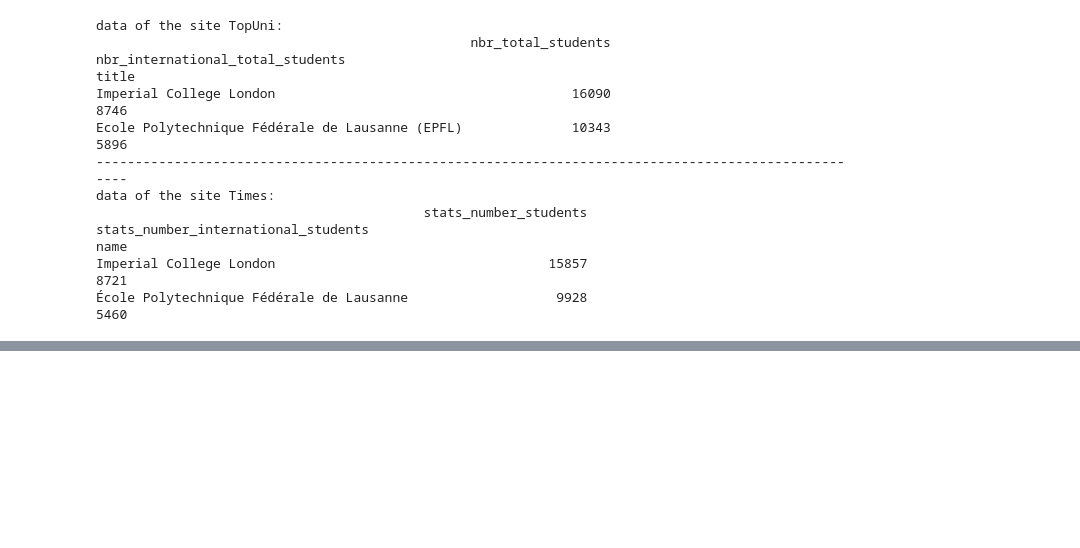
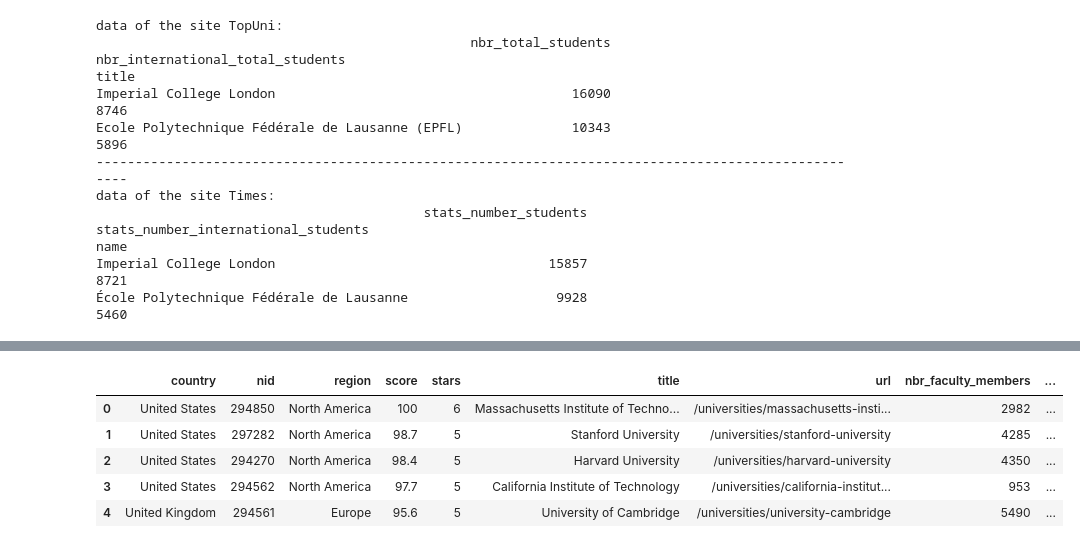
Before and after one commit to NicoBrun/ada2017, a Jupyter notebook: 02 - Data from the Web/Homework 2.ipynb, the cells around one changed output, grey strips where cells are left out. Cells and saved outputs as stored; diff of their text form; code cells hidden in the pictures; blank space fills up the shorter version.

```diff
--- a/02 - Data from the Web/Homework 2.ipynb
+++ b/02 - Data from the Web/Homework 2.ipynb
@@ -396,0 +466,19 @@ pass
+# %%
+# we want the ratios we computed previously to open more possibilities in the correlation question
+cleared_TopUni200['ratio_international_students'] = filteredDataFrame1['ratio_international_students']
+cleared_TopUni200['ratio_faculty_per_student'] = filteredDataFrame1['ratio_faculty_per_student']
+
+# now we clear the title and rank in terms of undesired signs and symbols
+cleared_TopUni200['title'] = [remove_accents(remove_sigles(s)) for s in cleared_TopUni200['title']]
+# here we take the opportunity to rename the rank_display
+cleared_TopUni200['rank'] = [correct_rank(k) for k in cleared_TopUni200['rank_display']]
+final_TopUni200 = cleared_TopUni200.drop('rank_display',1)
+
+final_TopUni200.head()
+# %% [output]
+|  | country | nid | region | score | stars | title | url | nbr_faculty_members | ... |
+| 0 | United States | 294850 | North America | 100 | 6 | Massachusetts Institute of Techno... | /universities/massachusetts-insti... | 2982 | ... |
+| 1 | United States | 297282 | North America | 98.7 | 5 | Stanford University | /universities/stanford-university | 4285 | ... |
+| 2 | United States | 294270 | North America | 98.4 | 5 | Harvard University | /universities/harvard-university | 4350 | ... |
+| 3 | United States | 294562 | North America | 97.7 | 5 | California Institute of Technology | /universities/california-institut... | 953 | ... |
+| 4 | United Kingdom | 294561 | Europe | 95.6 | 5 | University of Cambridge | /universities/university-cambridge | 5490 | ... |
```
Also changed, not shown: parts of 35 cells of this notebook.
